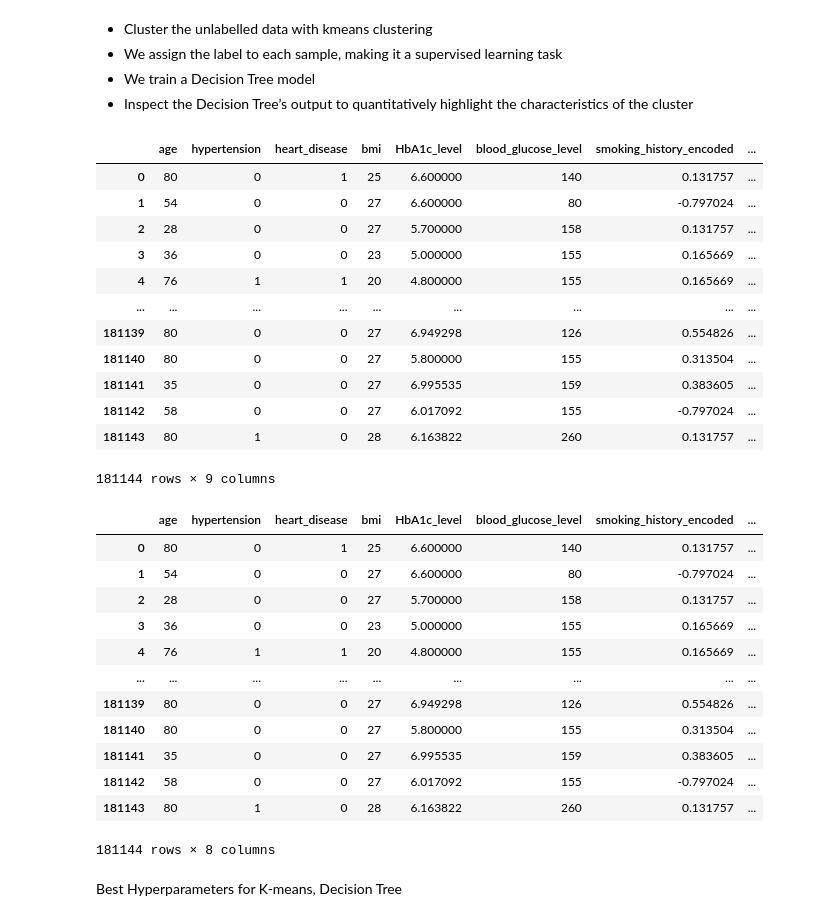
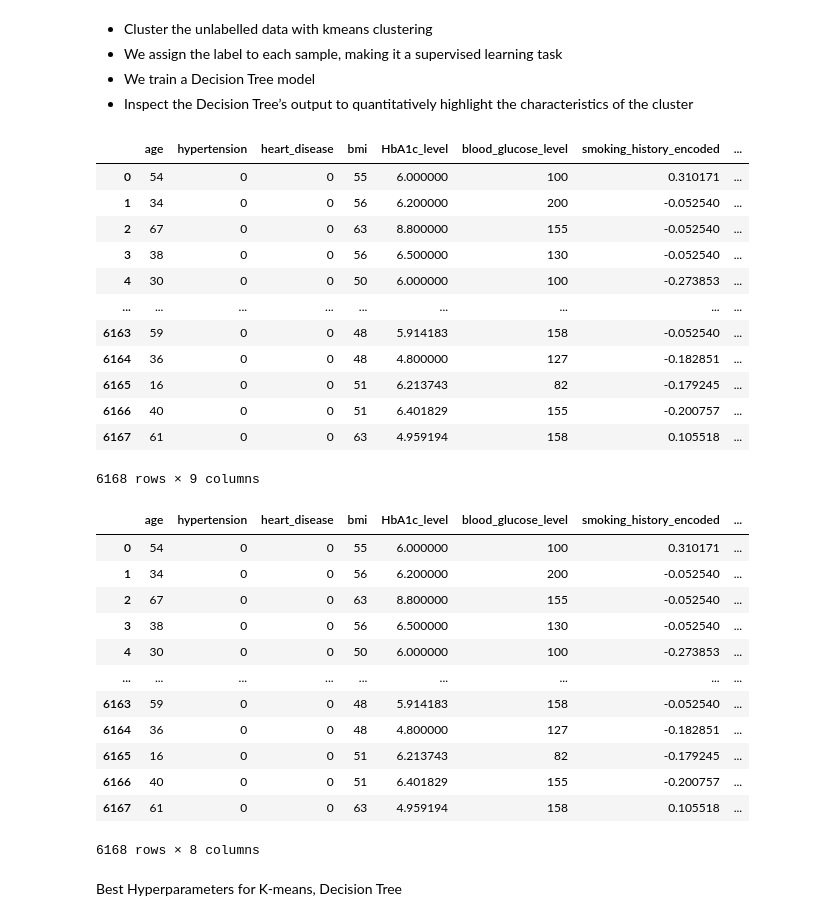
Before and after one commit to joycelovedorial/IS424-Data-Mining, a Jupyter notebook: Clustering/Clustering - Decision Tree (outlier).ipynb, the cells around one changed output. Saved outputs shown, nothing was run; the diff lists cells and outputs as text; code cells hidden in the pictures.

```diff
--- a/Clustering/Clustering - Decision Tree (outlier).ipynb
+++ b/Clustering/Clustering - Decision Tree (outlier).ipynb
@@ -19,43 +19,43 @@ import matplotlib.pyplot as plt
 from sklearn.tree import plot_tree
 # %%
 # We will be using not normalised data without outliers
-df_without_outlier = pd.read_csv('new_df_without_outliers_copy_smote_resampled_noNormalised.csv')
+df_without_outlier = pd.read_csv('new_df_outliers_only_copy_smote_resampled_noNormalised.csv')
 
 # Convert age and bmi to int type
 df_without_outlier['bmi'] = df_without_outlier['bmi'].round().astype(int)
 df_without_outlier['age'] = df_without_outlier['age'].round().astype(int)
 
 df_without_outlier
 # %% [output]
 |  | age | hypertension | heart_disease | bmi | HbA1c_level | blood_glucose_level | smoking_history_encoded | ... |
-| 0 | 80 | 0 | 1 | 25 | 6.600000 | 140 | 0.131757 | ... |
-| 1 | 54 | 0 | 0 | 27 | 6.600000 | 80 | -0.797024 | ... |
-| 2 | 28 | 0 | 0 | 27 | 5.700000 | 158 | 0.131757 | ... |
-| 3 | 36 | 0 | 0 | 23 | 5.000000 | 155 | 0.165669 | ... |
-| 4 | 76 | 1 | 1 | 20 | 4.800000 | 155 | 0.165669 | ... |
+| 0 | 54 | 0 | 0 | 55 | 6.000000 | 100 | 0.310171 | ... |
+| 1 | 34 | 0 | 0 | 56 | 6.200000 | 200 | -0.052540 | ... |
+| 2 | 67 | 0 | 0 | 63 | 8.800000 | 155 | -0.052540 | ... |
+| 3 | 38 | 0 | 0 | 56 | 6.500000 | 130 | -0.052540 | ... |
+| 4 | 30 | 0 | 0 | 50 | 6.000000 | 100 | -0.273853 | ... |
 | ... | ... | ... | ... | ... | ... | ... | ... | ... |
-| 181139 | 80 | 0 | 0 | 27 | 6.949298 | 126 | 0.554826 | ... |
-| 181140 | 80 | 0 | 0 | 27 | 5.800000 | 155 | 0.313504 | ... |
-| 181141 | 35 | 0 | 0 | 27 | 6.995535 | 159 | 0.383605 | ... |
-| 181142 | 58 | 0 | 0 | 27 | 6.017092 | 155 | -0.797024 | ... |
-| 181143 | 80 | 1 | 0 | 28 | 6.163822 | 260 | 0.131757 | ... |
+| 6163 | 59 | 0 | 0 | 48 | 5.914183 | 158 | -0.052540 | ... |
+| 6164 | 36 | 0 | 0 | 48 | 4.800000 | 127 | -0.182851 | ... |
+| 6165 | 16 | 0 | 0 | 51 | 6.213743 | 82 | -0.179245 | ... |
+| 6166 | 40 | 0 | 0 | 51 | 6.401829 | 155 | -0.200757 | ... |
+| 6167 | 61 | 0 | 0 | 63 | 4.959194 | 158 | 0.105518 | ... |
-181144 rows × 9 columns
+6168 rows × 9 columns
 # %%
 # Features
-X_without_outlier = df_without_outlier.drop('diabetes', axis=1)
+X_outlier = df_without_outlier.drop('diabetes', axis=1)
 
-X_without_outlier
+X_outlier
 # %% [output]
 |  | age | hypertension | heart_disease | bmi | HbA1c_level | blood_glucose_level | smoking_history_encoded | ... |
-| 0 | 80 | 0 | 1 | 25 | 6.600000 | 140 | 0.131757 | ... |
-| 1 | 54 | 0 | 0 | 27 | 6.600000 | 80 | -0.797024 | ... |
-| 2 | 28 | 0 | 0 | 27 | 5.700000 | 158 | 0.131757 | ... |
-| 3 | 36 | 0 | 0 | 23 | 5.000000 | 155 | 0.165669 | ... |
-| 4 | 76 | 1 | 1 | 20 | 4.800000 | 155 | 0.165669 | ... |
+| 0 | 54 | 0 | 0 | 55 | 6.000000 | 100 | 0.310171 | ... |
+| 1 | 34 | 0 | 0 | 56 | 6.200000 | 200 | -0.052540 | ... |
+| 2 | 67 | 0 | 0 | 63 | 8.800000 | 155 | -0.052540 | ... |
+| 3 | 38 | 0 | 0 | 56 | 6.500000 | 130 | -0.052540 | ... |
+| 4 | 30 | 0 | 0 | 50 | 6.000000 | 100 | -0.273853 | ... |
 | ... | ... | ... | ... | ... | ... | ... | ... | ... |
-| 181139 | 80 | 0 | 0 | 27 | 6.949298 | 126 | 0.554826 | ... |
-| 181140 | 80 | 0 | 0 | 27 | 5.800000 | 155 | 0.313504 | ... |
-| 181141 | 35 | 0 | 0 | 27 | 6.995535 | 159 | 0.383605 | ... |
-| 181142 | 58 | 0 | 0 | 27 | 6.017092 | 155 | -0.797024 | ... |
-| 181143 | 80 | 1 | 0 | 28 | 6.163822 | 260 | 0.131757 | ... |
+| 6163 | 59 | 0 | 0 | 48 | 5.914183 | 158 | -0.052540 | ... |
+| 6164 | 36 | 0 | 0 | 48 | 4.800000 | 127 | -0.182851 | ... |
+| 6165 | 16 | 0 | 0 | 51 | 6.213743 | 82 | -0.179245 | ... |
+| 6166 | 40 | 0 | 0 | 51 | 6.401829 | 155 | -0.200757 | ... |
+| 6167 | 61 | 0 | 0 | 63 | 4.959194 | 158 | 0.105518 | ... |
-181144 rows × 8 columns
+6168 rows × 8 columns
```
Also changed, not shown: parts of 9 cells of this notebook.
